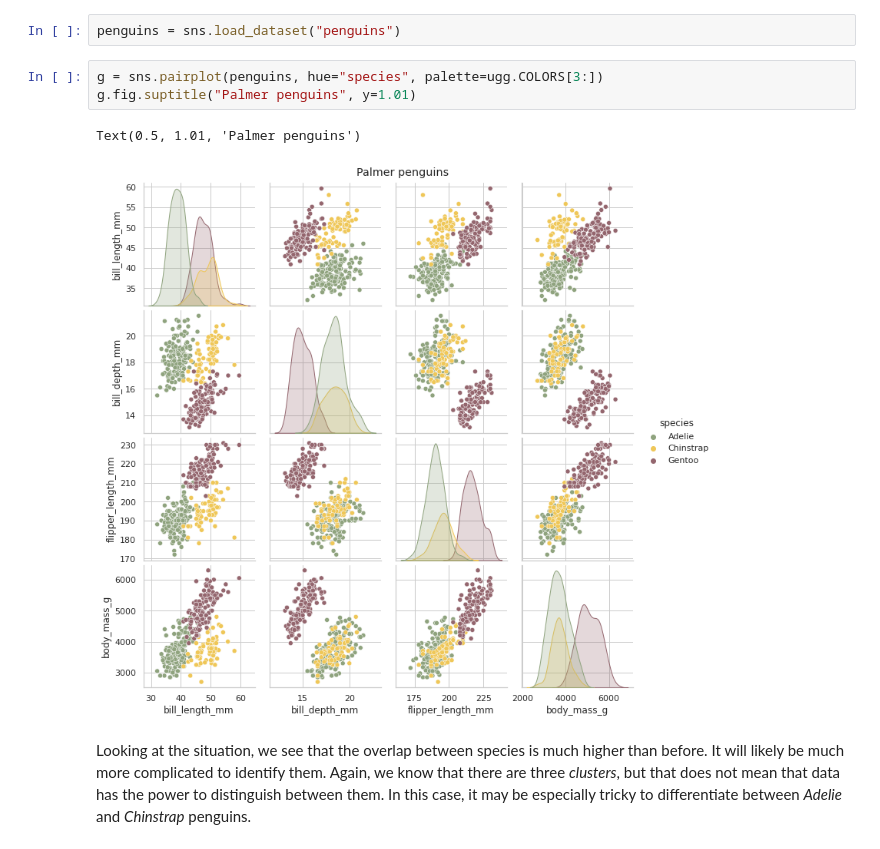
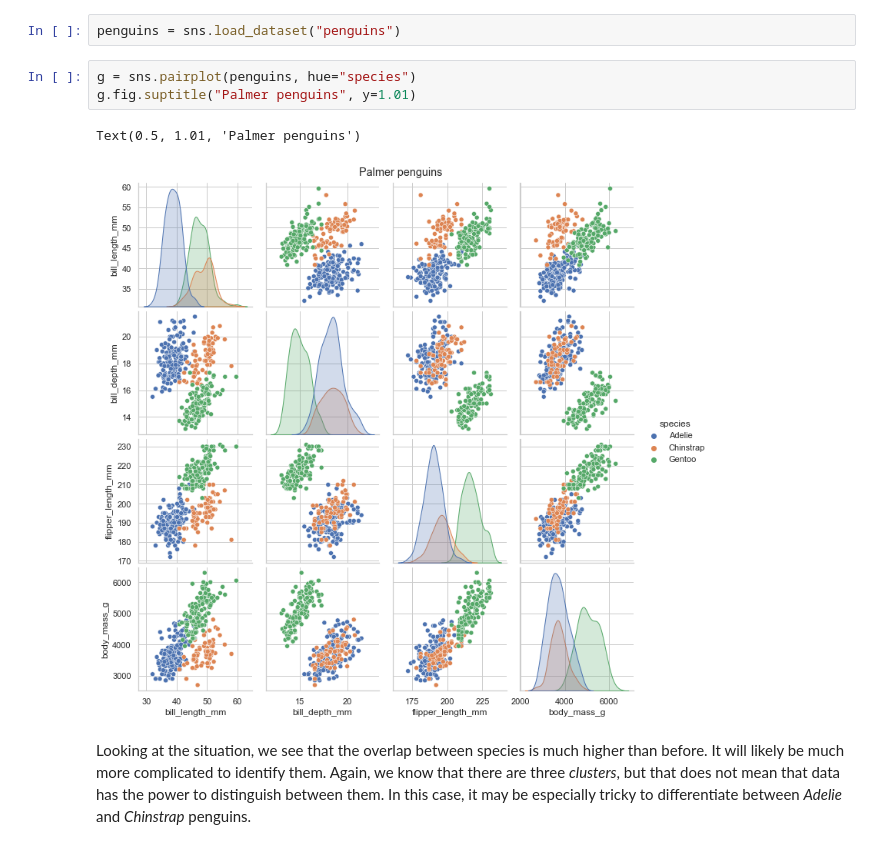
Before and after one commit to martinfleis/clustergram, a Jupyter notebook: examples/introduction.ipynb, the cells around one changed output. Cells and saved outputs as stored; diff of their text form.

```diff
--- a/examples/introduction.ipynb
+++ b/examples/introduction.ipynb
@@ -93,11 +92,11 @@ Now let's try different data, one where clusters are a bit more complicated to a
 # %%
 penguins = sns.load_dataset("penguins")
 # %%
-g = sns.pairplot(penguins, hue="species", palette=ugg.COLORS[3:])
+g = sns.pairplot(penguins, hue="species")
 g.fig.suptitle("Palmer penguins", y=1.01)
 # %% [output]
 Text(0.5, 1.01, 'Palmer penguins')
-[figure, old version]
+[figure, new version]
 # %% [markdown]
 Looking at the situation, we see that the overlap between species is much higher than before. It will likely be much more complicated to identify them. Again, we know that there are three _clusters_, but that does not mean that data has the power to distinguish between them. In this case, it may be especially tricky to differentiate between _Adelie_ and _Chinstrap_ penguins.
 # %%
```
Also changed, not shown: parts of 8 cells of this notebook.
